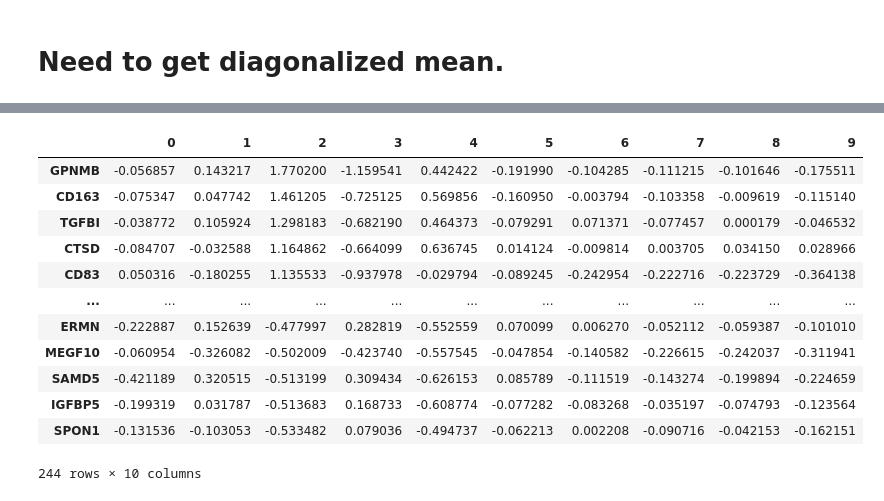
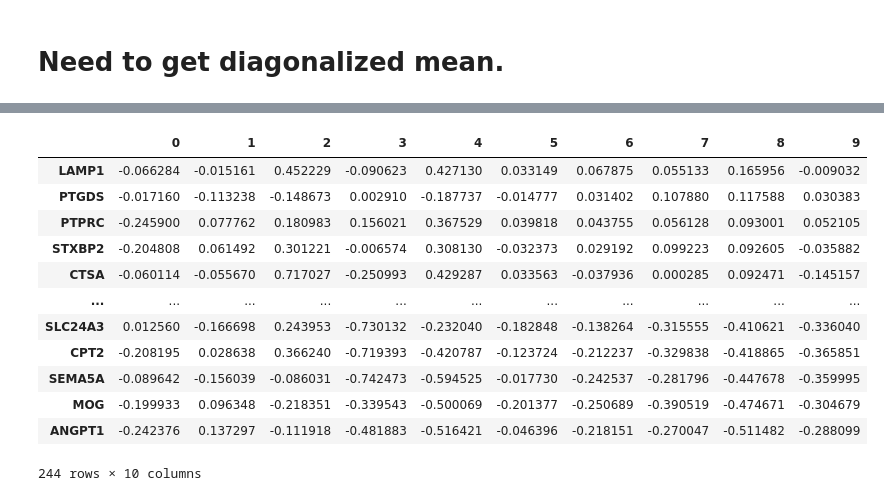
Before and after one commit to jhaberbe/spatial-indian-buffet-process, a Jupyter notebook: notebook/notes.ipynb, the cells around one changed output, grey strips where cells are left out. Saved outputs shown, nothing was run; the diff lists cells and outputs as text; code cells hidden in the pictures.

```diff
--- a/notebook/notes.ipynb
+++ b/notebook/notes.ipynb
@@ -778,8 +766,8 @@ weights = pd.DataFrame(
 ).T.sort_values(0, ascending=False)
 # %%
 for i in features.columns:
-    adata.obs[f"class_{i}"] = ((1 / (1 + np.exp(-features[i]))) > 0.5).astype(int).tolist()
-    adata.obs[f"feature_{i}"] = np.clip((features[i]).astype(float).tolist(), -1, 1)
+    adata.obs[f"class_{i}"] = (features[i] > 0).astype(int).tolist()
+    adata.obs[f"feature_{i}"] = np.clip((features[i]).astype(float).tolist(), -3, 3)
 # %%
 adata.obs.plot.scatter(
     x="x_centroid",
@@ -793,20 +782,20 @@ adata.obs.plot.scatter(
 # %%
 pd.DataFrame(
     pyro.get_param_store()["W_loc"].cpu().detach().numpy(),
     columns=adata[:, (adata.X > 0).mean(axis=0) > 0.05].var_names
-).T.sort_values(by=2, ascending=False)
+).T.sort_values(by=8, ascending=False)
 # %% [output]
 |  | 0 | 1 | 2 | 3 | 4 | 5 | 6 | 7 | 8 | 9 |
-| GPNMB | -0.056857 | 0.143217 | 1.770200 | -1.159541 | 0.442422 | -0.191990 | -0.104285 | -0.111215 | -0.101646 | -0.175511 |
-| CD163 | -0.075347 | 0.047742 | 1.461205 | -0.725125 | 0.569856 | -0.160950 | -0.003794 | -0.103358 | -0.009619 | -0.115140 |
-| TGFBI | -0.038772 | 0.105924 | 1.298183 | -0.682190 | 0.464373 | -0.079291 | 0.071371 | -0.077457 | 0.000179 | -0.046532 |
-| CTSD | -0.084707 | -0.032588 | 1.164862 | -0.664099 | 0.636745 | 0.014124 | -0.009814 | 0.003705 | 0.034150 | 0.028966 |
-| CD83 | 0.050316 | -0.180255 | 1.135533 | -0.937978 | -0.029794 | -0.089245 | -0.242954 | -0.222716 | -0.223729 | -0.364138 |
+| LAMP1 | -0.066284 | -0.015161 | 0.452229 | -0.090623 | 0.427130 | 0.033149 | 0.067875 | 0.055133 | 0.165956 | -0.009032 |
+| PTGDS | -0.017160 | -0.113238 | -0.148673 | 0.002910 | -0.187737 | -0.014777 | 0.031402 | 0.107880 | 0.117588 | 0.030383 |
+| PTPRC | -0.245900 | 0.077762 | 0.180983 | 0.156021 | 0.367529 | 0.039818 | 0.043755 | 0.056128 | 0.093001 | 0.052105 |
+| STXBP2 | -0.204808 | 0.061492 | 0.301221 | -0.006574 | 0.308130 | -0.032373 | 0.029192 | 0.099223 | 0.092605 | -0.035882 |
+| CTSA | -0.060114 | -0.055670 | 0.717027 | -0.250993 | 0.429287 | 0.033563 | -0.037936 | 0.000285 | 0.092471 | -0.145157 |
 | ... | ... | ... | ... | ... | ... | ... | ... | ... | ... | ... |
-| ERMN | -0.222887 | 0.152639 | -0.477997 | 0.282819 | -0.552559 | 0.070099 | 0.006270 | -0.052112 | -0.059387 | -0.101010 |
-| MEGF10 | -0.060954 | -0.326082 | -0.502009 | -0.423740 | -0.557545 | -0.047854 | -0.140582 | -0.226615 | -0.242037 | -0.311941 |
-| SAMD5 | -0.421189 | 0.320515 | -0.513199 | 0.309434 | -0.626153 | 0.085789 | -0.111519 | -0.143274 | -0.199894 | -0.224659 |
-| IGFBP5 | -0.199319 | 0.031787 | -0.513683 | 0.168733 | -0.608774 | -0.077282 | -0.083268 | -0.035197 | -0.074793 | -0.123564 |
-| SPON1 | -0.131536 | -0.103053 | -0.533482 | 0.079036 | -0.494737 | -0.062213 | 0.002208 | -0.090716 | -0.042153 | -0.162151 |
+| SLC24A3 | 0.012560 | -0.166698 | 0.243953 | -0.730132 | -0.232040 | -0.182848 | -0.138264 | -0.315555 | -0.410621 | -0.336040 |
+| CPT2 | -0.208195 | 0.028638 | 0.366240 | -0.719393 | -0.420787 | -0.123724 | -0.212237 | -0.329838 | -0.418865 | -0.365851 |
+| SEMA5A | -0.089642 | -0.156039 | -0.086031 | -0.742473 | -0.594525 | -0.017730 | -0.242537 | -0.281796 | -0.447678 | -0.359995 |
+| MOG | -0.199933 | 0.096348 | -0.218351 | -0.339543 | -0.500069 | -0.201377 | -0.250689 | -0.390519 | -0.474671 | -0.304679 |
+| ANGPT1 | -0.242376 | 0.137297 | -0.111918 | -0.481883 | -0.516421 | -0.046396 | -0.218151 | -0.270047 | -0.511482 | -0.288099 |
 244 rows × 10 columns
 # %%
```
Also changed, not shown: parts of 7 cells of this notebook, 4 other files.
